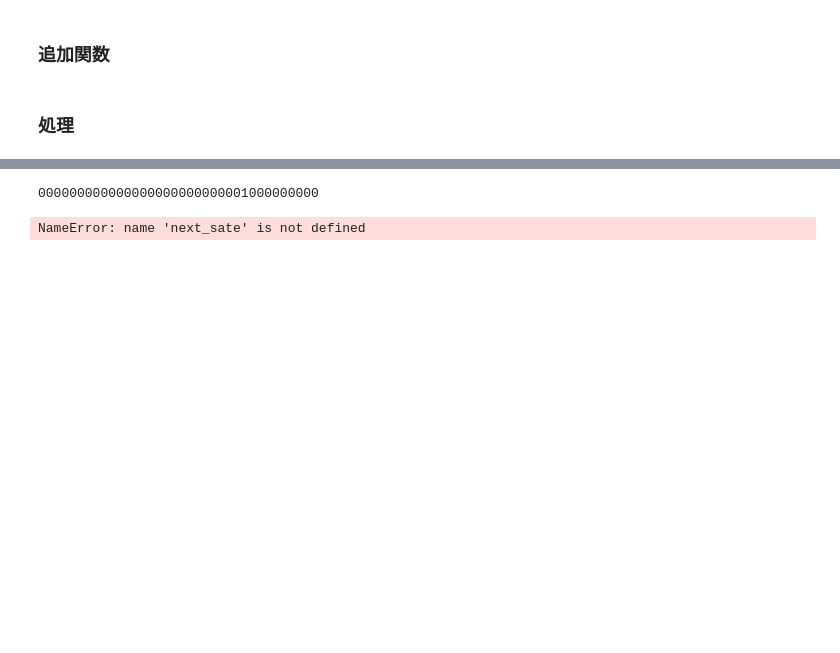
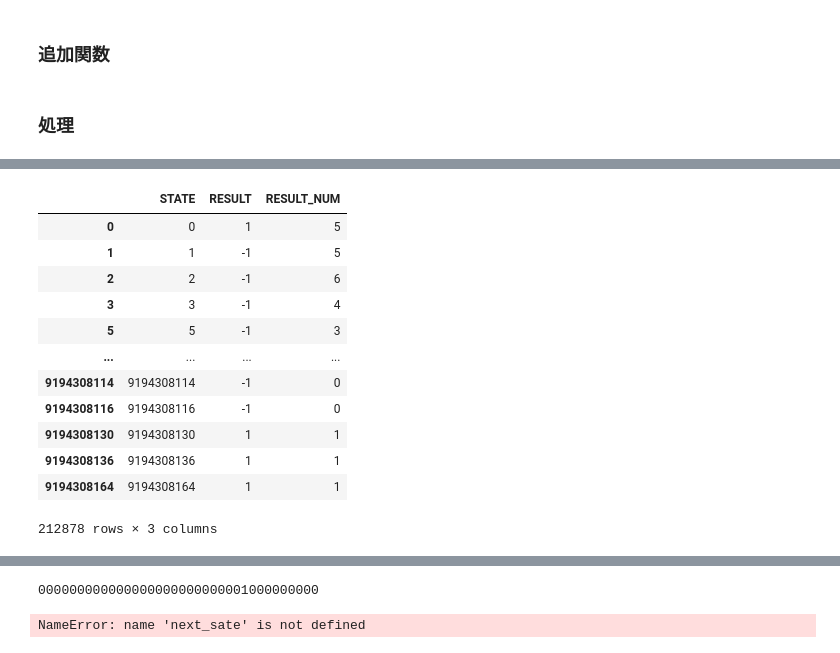
Before and after one commit to ken-ty/gob_soturon, a Jupyter notebook: gobblers_limited_rules_3.ipynb, the cells around one changed output, grey strips where cells are left out. Drawn from its saved outputs; the diff is of its cells as text; code cells hidden in the pictures; blank space fills up the shorter version.

```diff
--- a/gobblers_limited_rules_3.ipynb
+++ b/gobblers_limited_rules_3.ipynb
@@ -915,0 +943,27 @@ iteration 1
+# %%
+# csvの読み込むためのモジュール
+import pandas as pd
+from pandas import DataFrame
+import numpy as np
+
+df = pd.DataFrame({"STATE" : all_states, "RESULT" : winLose, "RESULT_NUM" : winLoseCount}, index=all_states)
+
+# CSV ファイル出力
+df.to_csv("gobblers_limited_analysis.csv")
+
+#結果の表示
+df
+# %% [output]
+|  | STATE | RESULT | RESULT_NUM |
+| 0 | 0 | 1 | 5 |
+| 1 | 1 | -1 | 5 |
+| 2 | 2 | -1 | 6 |
+| 3 | 3 | -1 | 4 |
+| 5 | 5 | -1 | 3 |
+| ... | ... | ... | ... |
+| 9194308114 | 9194308114 | -1 | 0 |
+| 9194308116 | 9194308116 | -1 | 0 |
+| 9194308130 | 9194308130 | 1 | 1 |
+| 9194308136 | 9194308136 | 1 | 1 |
+| 9194308164 | 9194308164 | 1 | 1 |
+212878 rows × 3 columns
```
Also changed, not shown: parts of 4 cells of this notebook.
